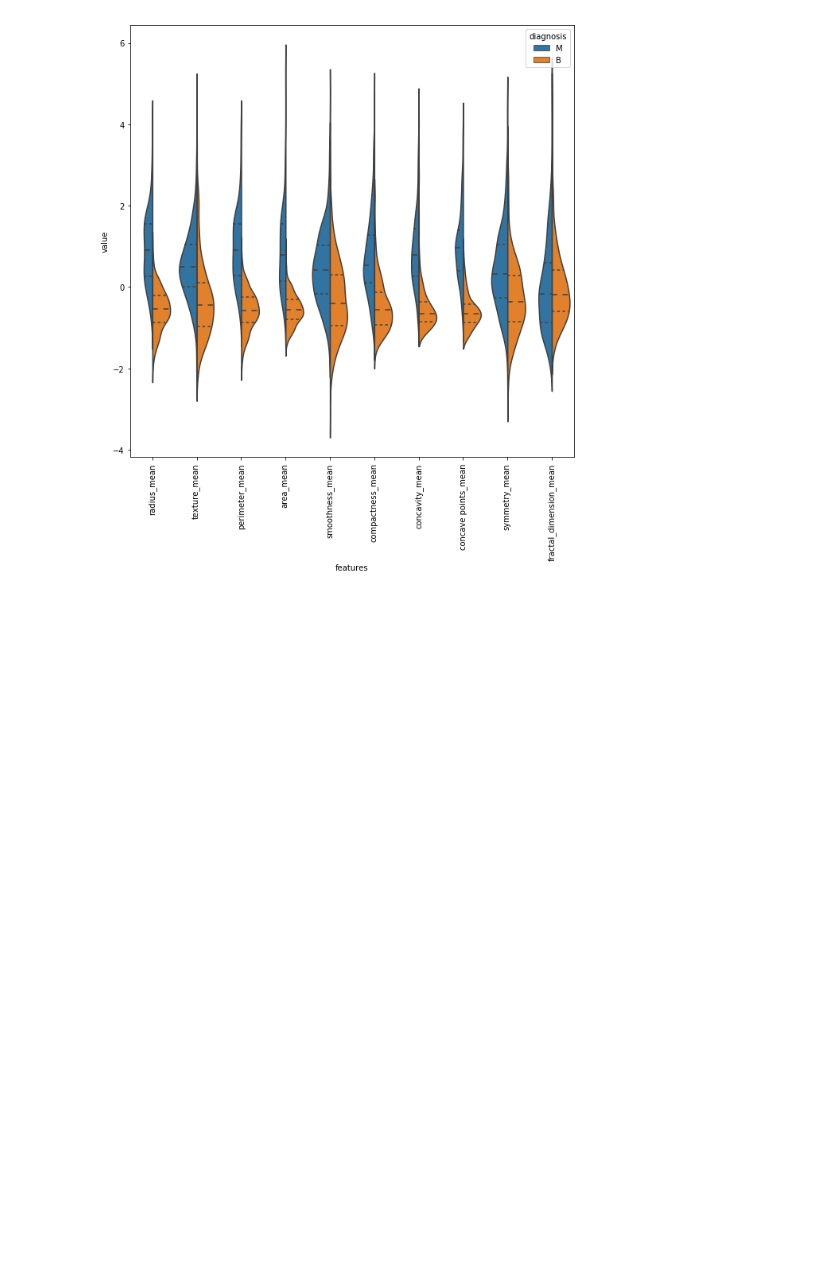
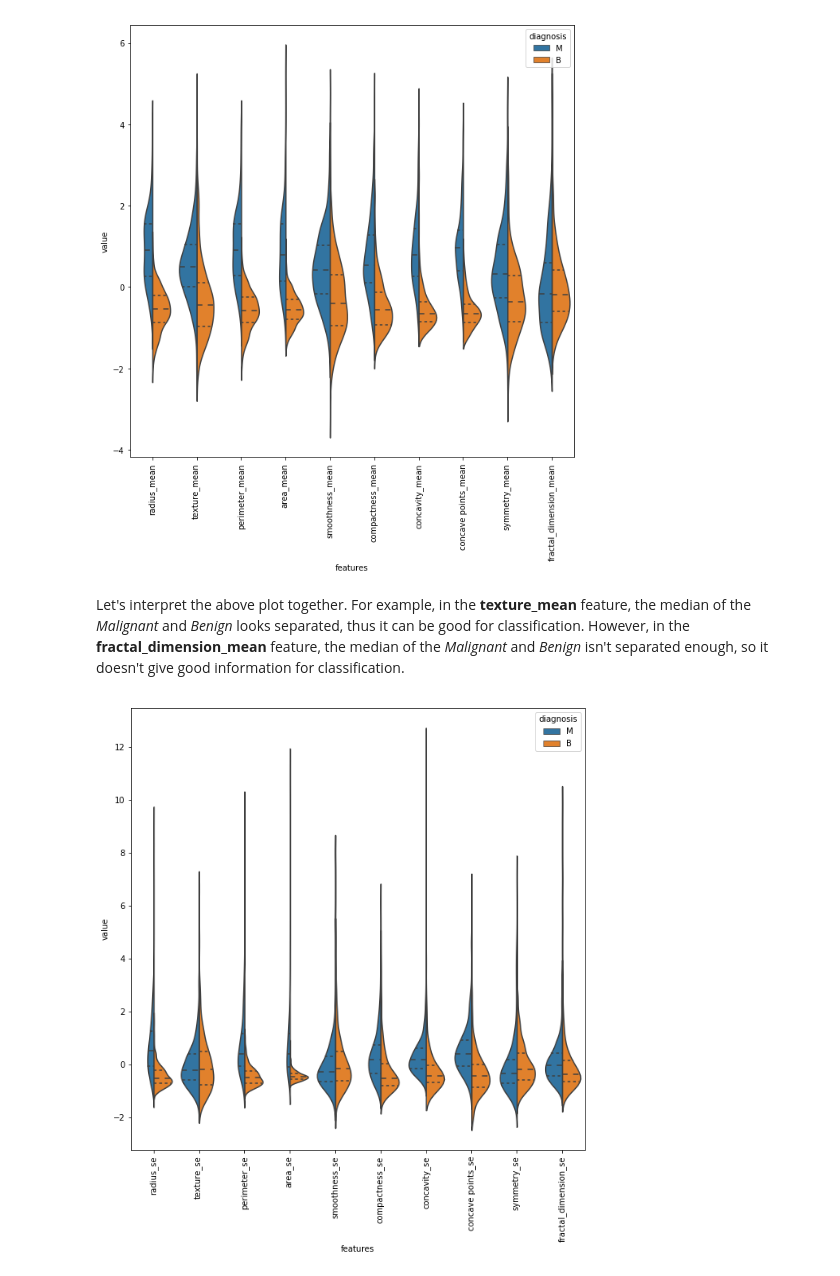
Before and after one commit to IvanHalim/numerical-recipes, a Jupyter notebook: 14. Feature Selection/1. Feature Selection.ipynb, the cells around one changed output. Cells and saved outputs as stored; diff of their text form; code cells hidden in the pictures; blank space fills up the shorter version.

```diff
--- a/14. Feature Selection/1. Feature Selection.ipynb
+++ b/14. Feature Selection/1. Feature Selection.ipynb
@@ -229,3 +229,19 @@ plt.xticks(rotation=90)
 plt.show()
 # %% [output]
 [figure]
+# %% [markdown]
+Let's interpret the above plot together. For example, in the __texture_mean__ feature, the median of the _Malignant_ and _Benign_ looks separated, thus it can be good for classification. However, in the __fractal_dimension_mean__ feature, the median of the _Malignant_ and _Benign_ isn't separated enough, so it doesn't give good information for classification.
+# %%
+# Second ten features
+second_10 = pd.concat([y, N1.iloc[:, 10:20]], axis=1)
+second_10 = pd.melt(second_10, id_vars='diagnosis',
+                               var_name='features',
+                               value_name='value')
+
+# Violin plot
+plt.figure(figsize=(10, 10))
+sns.violinplot(x='features', y='value', hue='diagnosis', data=second_10, split=True, inner='quart')
+plt.xticks(rotation=90)
+plt.show()
+# %% [output]
+[figure, added]
```
Also changed, not shown: parts of 3 cells of this notebook.
